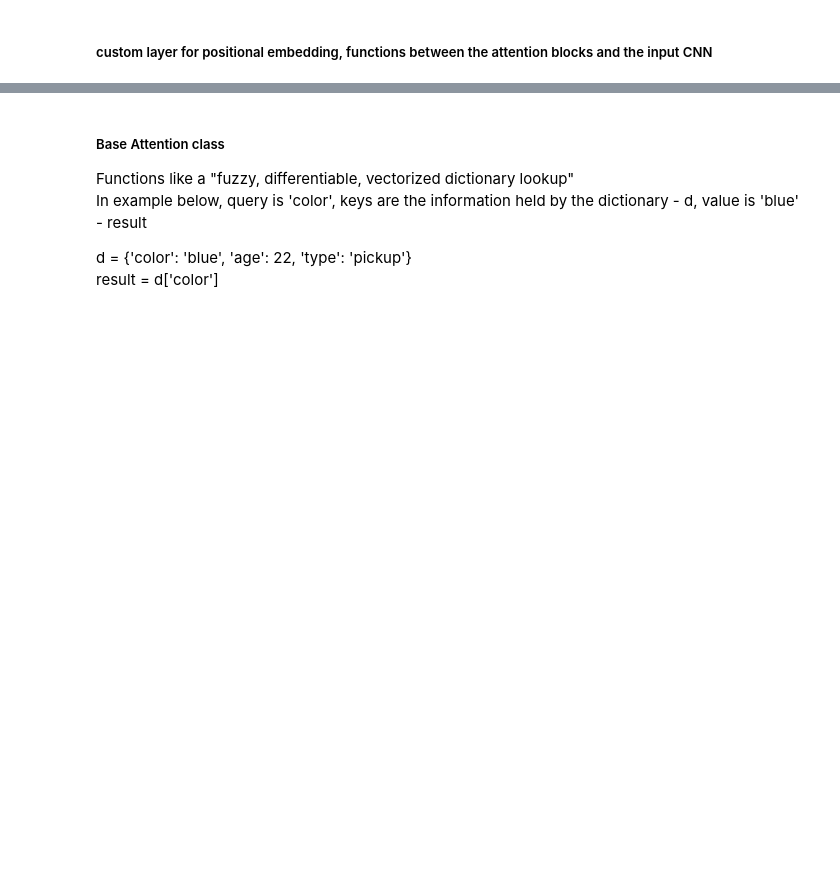
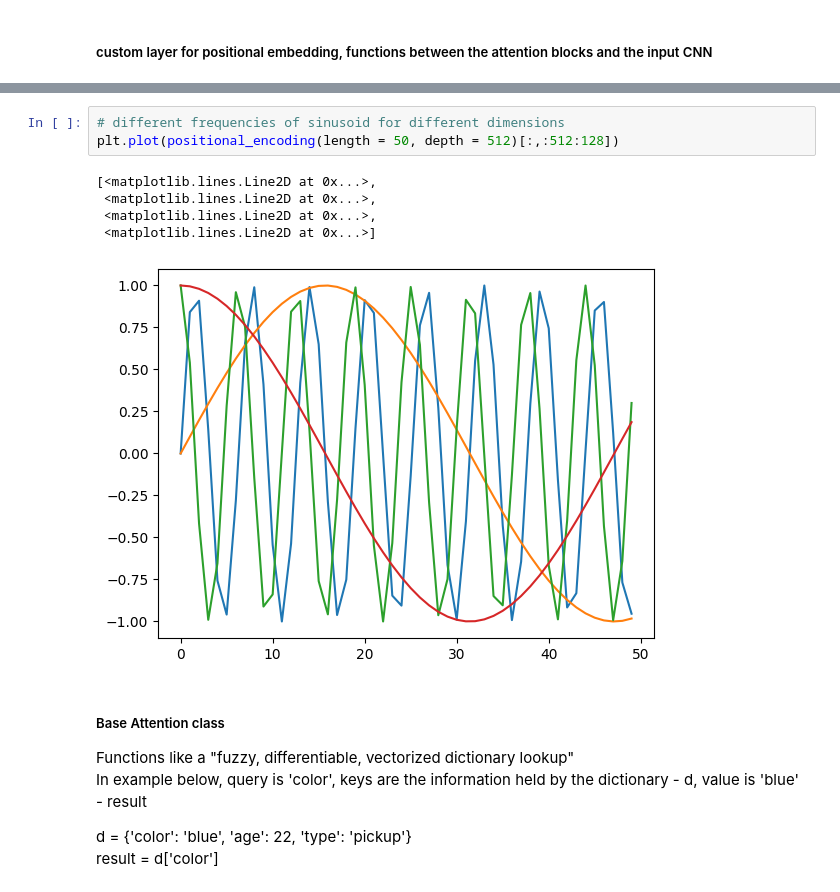
Before and after one commit to bieleckipiotr/Deep-Learning, a Jupyter notebook: project 2/transformer.ipynb, the cells around one changed output, grey strips where cells are left out. Drawn from its saved outputs; the diff is of its cells as text; blank space fills up the shorter version.

```diff
--- a/project 2/transformer.ipynb
+++ b/project 2/transformer.ipynb
@@ -74,3 +137,12 @@ class PositionalEmbedding(tf.keras.layers.Layer):
+# %%
+# different frequencies of sinusoid for different dimensions
+plt.plot(positional_encoding(length = 50, depth = 512)[:,:512:128])
+# %% [output]
+[<matplotlib.lines.Line2D at 0x...>,
+ <matplotlib.lines.Line2D at 0x...>,
+ <matplotlib.lines.Line2D at 0x...>,
+ <matplotlib.lines.Line2D at 0x...>]
+[figure, added]
 # %% [markdown]
 ##### Base Attention class
 Functions like a "fuzzy, differentiable, vectorized dictionary lookup"
```
Also changed, not shown: parts of 9 cells of this notebook.
